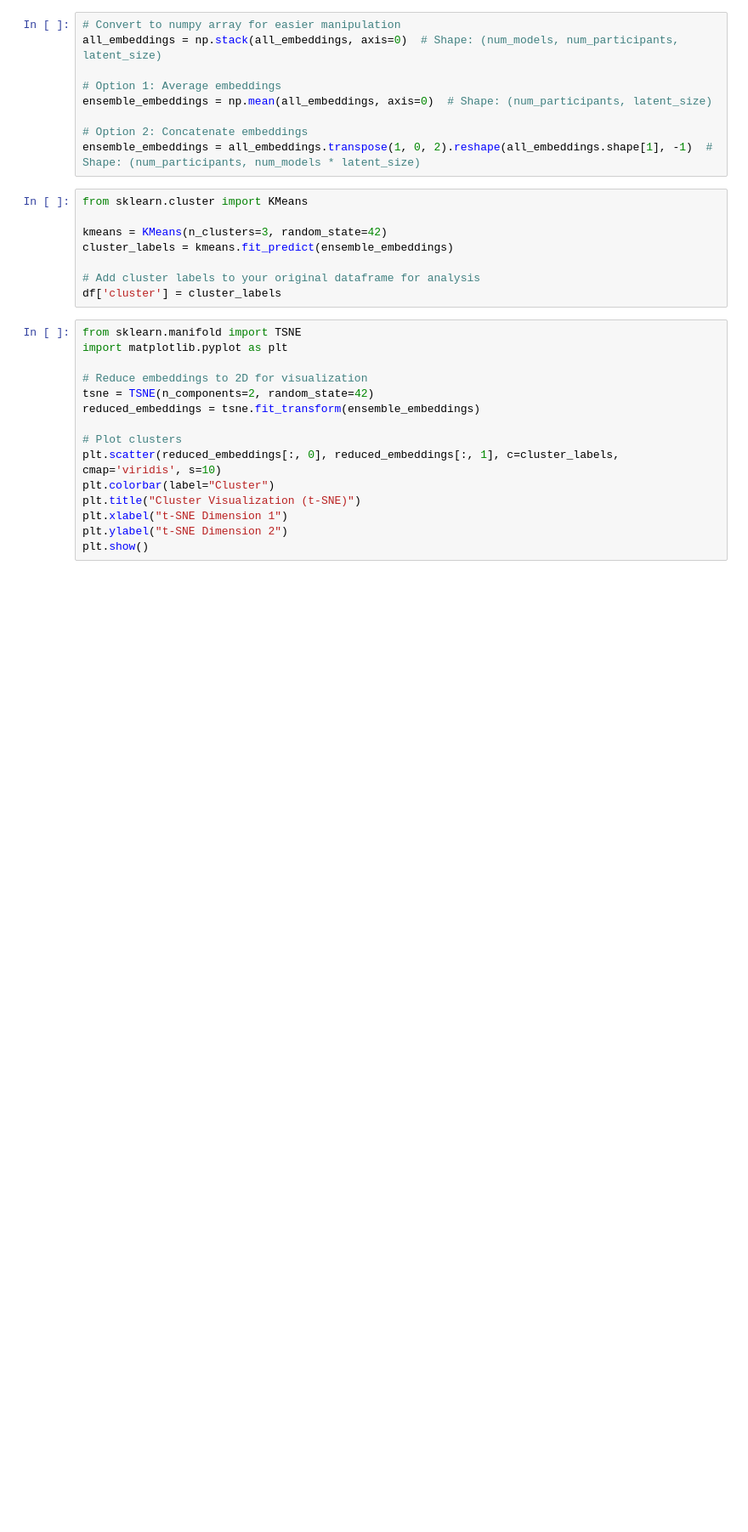
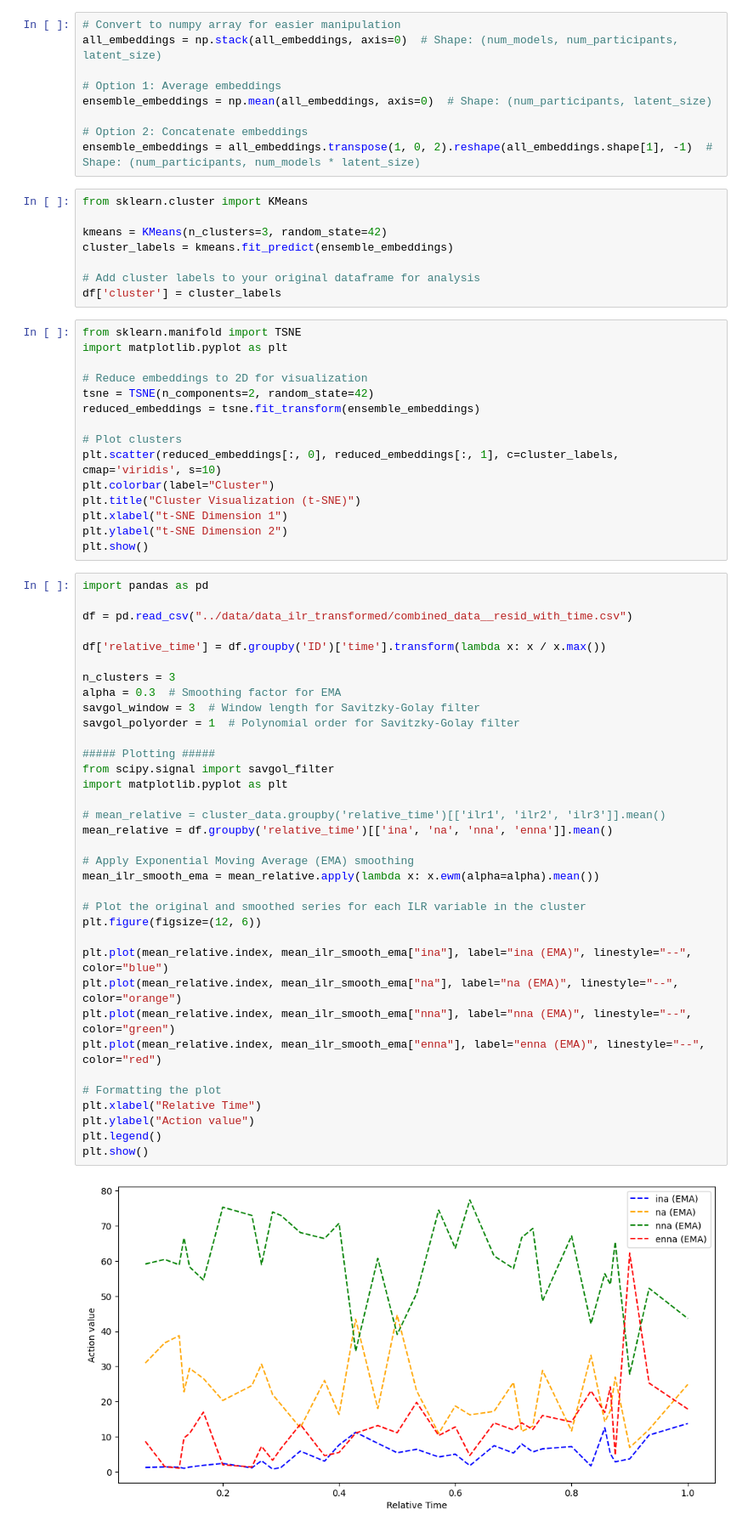
Before and after one commit to ardaergin/RadLab, a Jupyter notebook: clustering/LSTM_autoencoder.ipynb, the cells around one changed output. Shown at 85% size. Drawn from its saved outputs; the diff is of its cells as text; blank space fills up the shorter version.

Commit message:
clustering updates

```diff
--- a/clustering/LSTM_autoencoder.ipynb
+++ b/clustering/LSTM_autoencoder.ipynb
@@ -1133,3 +1145,40 @@ plt.title("Cluster Visualization (t-SNE)")
 plt.xlabel("t-SNE Dimension 1")
 plt.ylabel("t-SNE Dimension 2")
 plt.show()
+# %%
+import pandas as pd
+
+df = pd.read_csv("../data/data_ilr_transformed/combined_data__resid_with_time.csv")
+
+df['relative_time'] = df.groupby('ID')['time'].transform(lambda x: x / x.max())
+
+n_clusters = 3
+alpha = 0.3  # Smoothing factor for EMA
+savgol_window = 3  # Window length for Savitzky-Golay filter
+savgol_polyorder = 1  # Polynomial order for Savitzky-Golay filter
+
+##### Plotting #####
+from scipy.signal import savgol_filter
+import matplotlib.pyplot as plt
+
+# mean_relative = cluster_data.groupby('relative_time')[['ilr1', 'ilr2', 'ilr3']].mean()
+mean_relative = df.groupby('relative_time')[['ina', 'na', 'nna', 'enna']].mean()
+
+# Apply Exponential Moving Average (EMA) smoothing
+mean_ilr_smooth_ema = mean_relative.apply(lambda x: x.ewm(alpha=alpha).mean())
+
+# Plot the original and smoothed series for each ILR variable in the cluster
+plt.figure(figsize=(12, 6))
+
+plt.plot(mean_relative.index, mean_ilr_smooth_ema["ina"], label="ina (EMA)", linestyle="--", color="blue")
+plt.plot(mean_relative.index, mean_ilr_smooth_ema["na"], label="na (EMA)", linestyle="--", color="orange")
+plt.plot(mean_relative.index, mean_ilr_smooth_ema["nna"], label="nna (EMA)", linestyle="--", color="green")
+plt.plot(mean_relative.index, mean_ilr_smooth_ema["enna"], label="enna (EMA)", linestyle="--", color="red")
+
+# Formatting the plot
+plt.xlabel("Relative Time")
+plt.ylabel("Action value")
+plt.legend()
+plt.show()
+# %% [output]
+[figure, added]
```
Also changed, not shown: parts of 9 cells of this notebook, 3 other files.
